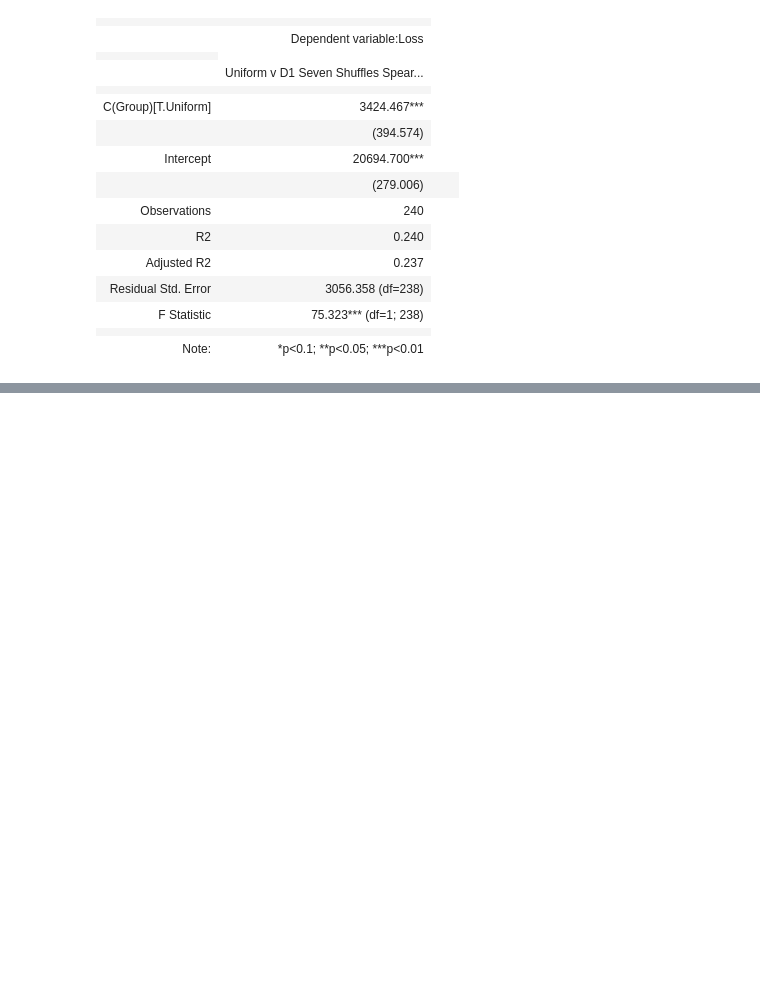
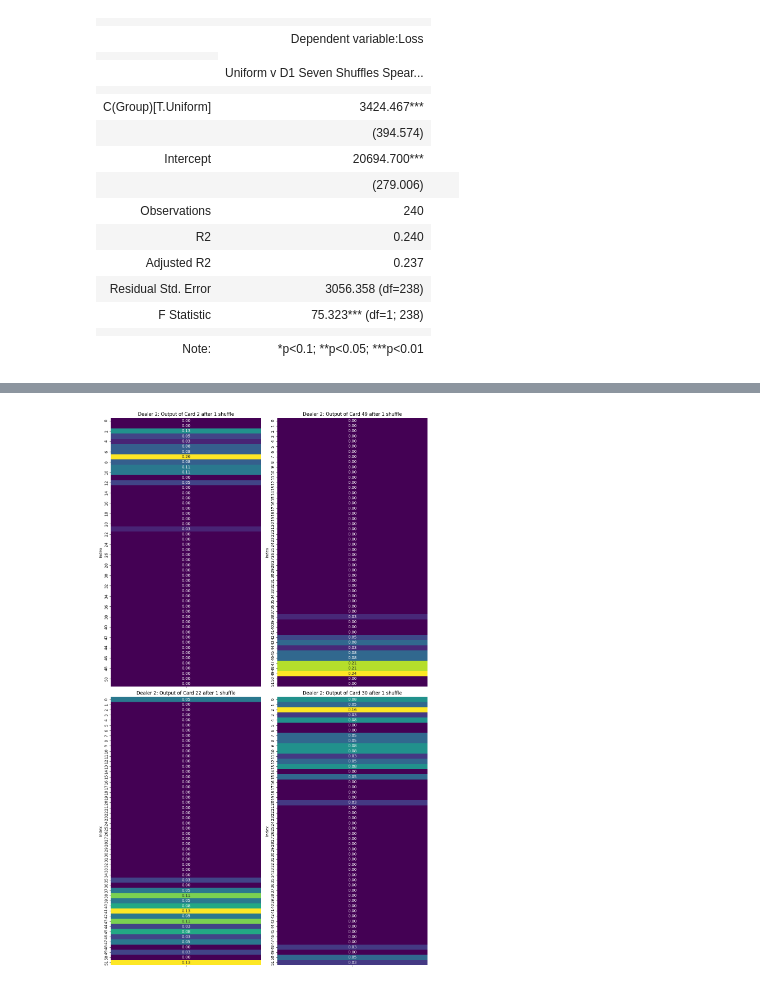
Before and after one commit to ajgrover/HonorsThesis, a Jupyter notebook: Code.ipynb, the cells around one changed output, grey strips where cells are left out. Drawn from its saved outputs; the diff is of its cells as text; code cells hidden in the pictures; blank space fills up the shorter version.

```diff
--- a/Code.ipynb
+++ b/Code.ipynb
@@ -1589,0 +1675,4 @@ display(stargazer_gsr_empirical)
+# %%
+plot_heatmaps([2, 49, 22, 30], 1, 2)
+# %% [output]
+[figure, added]
```
Also changed, not shown: parts of 12 cells of this notebook, 13 other files.
